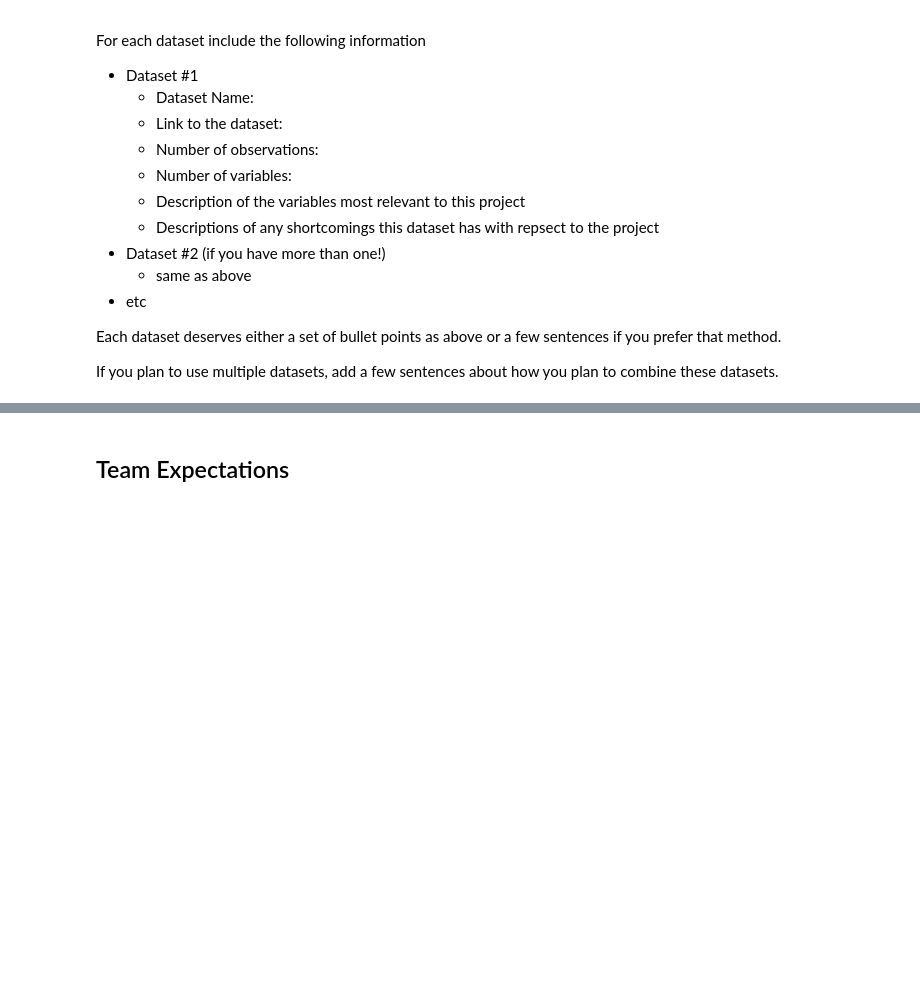
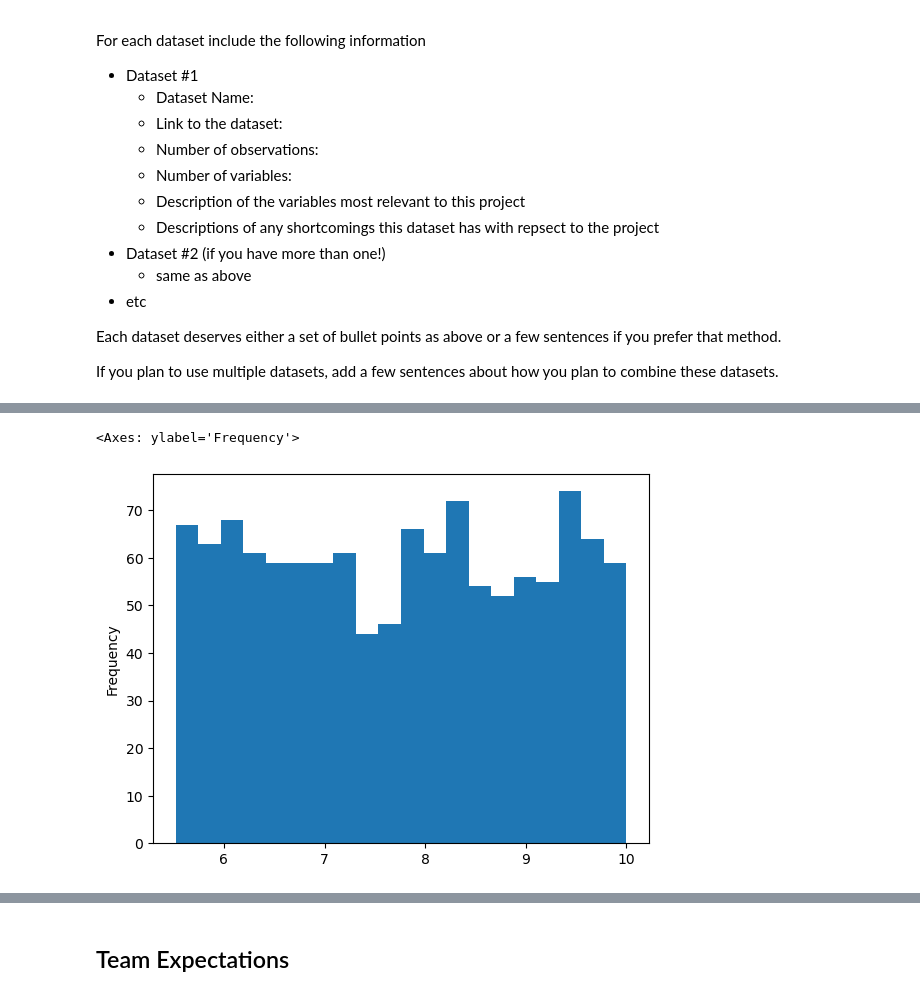
Before and after one commit to COGS108/Group144_WI26, a Jupyter notebook: 01-DataCheckpoint.ipynb, the cells around one changed output, grey strips where cells are left out. Saved outputs shown, nothing was run; the diff lists cells and outputs as text; code cells hidden in the pictures; blank space fills up the shorter version.

Commit message:
pushing data check

```diff
--- a/01-DataCheckpoint.ipynb
+++ b/01-DataCheckpoint.ipynb
@@ -120,2 +152,7 @@ Instructions:
 # %%
 ## YOUR CODE TO LOAD/CLEAN/TIDY/WRANGLE THE DATA GOES HERE
+import pandas as pd
+import numpy as np
+
+data = pd.read_csv("UECD_1200_dataset.csv")
+data.head()
@@ -135,0 +187,5 @@ Instructions: REPLACE the contents of this cell with your work, including any up
+# %%
+# data.isna().sum()
+# data.describe()
+dropped = data.drop("Employment_Competitiveness_Score", axis=1)
+dropped.loc[(dropped.isna().any(axis=1))]
@@ -135,0 +206,17 @@ Instructions: REPLACE the contents of this cell with your work, including any up
+# %%
+def prob_impute(df):
+    df = df.copy()
+    for col in df.columns:
+        s = df[col].copy()
+        num_null = s.isna().sum()
+        fill_vals = np.random.choice(s.dropna(), num_null)
+        s[s.isna()] = fill_vals
+        df[col] = s
+    return df
+dropped = prob_impute(dropped)
+# %%
+
+dropped["GPA"].plot(kind = 'hist', bins = 20)
+# %% [output]
+<Axes: ylabel='Frequency'>
+[figure, added]
```
Also changed, not shown: parts of 22 cells of this notebook.
